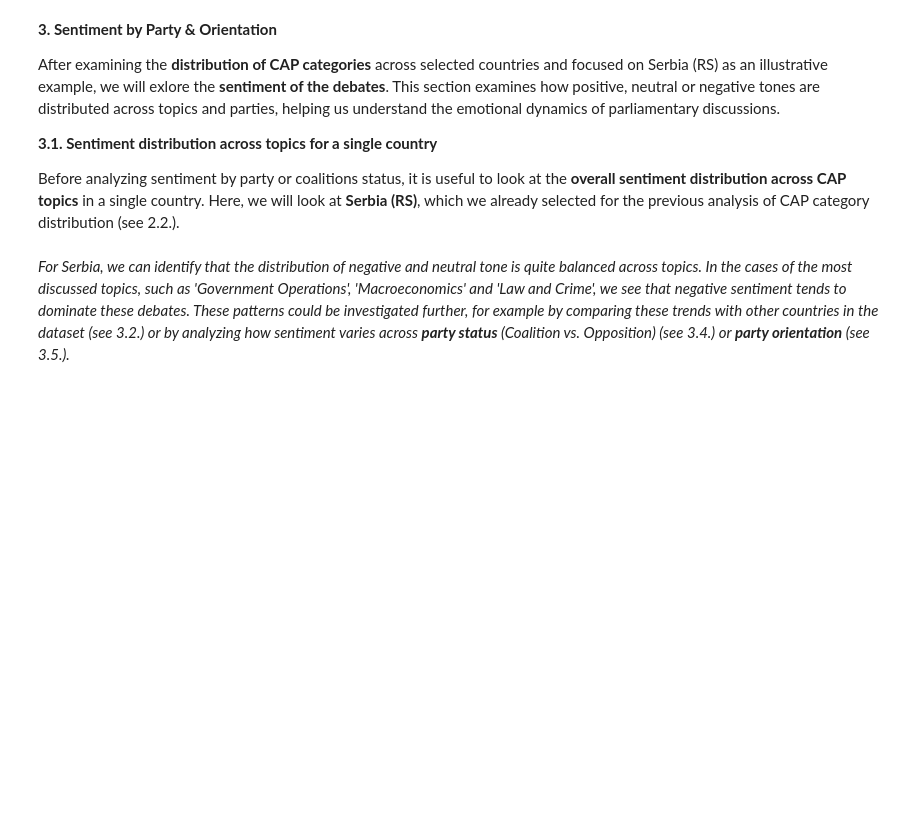
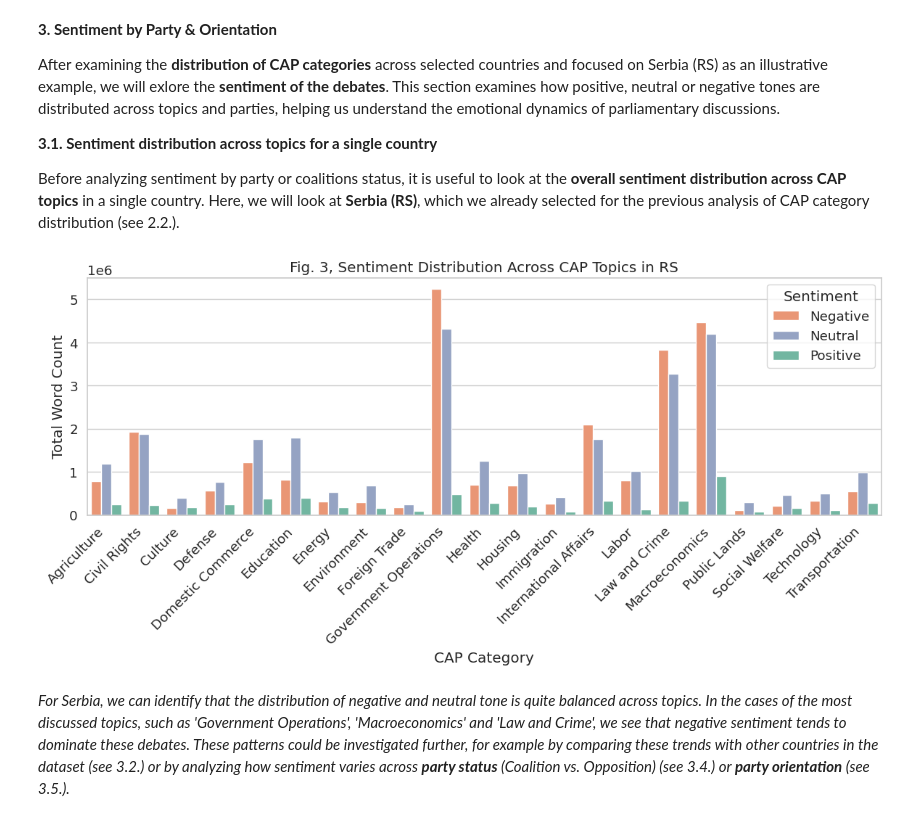
Before and after one commit to clarinsi/ParlaCAP-Analysis-Tutorials, a Jupyter notebook: Tutorial 2 - Calculating Topic and Sentiment Distributions.ipynb, the cells around one changed output. Drawn from its saved outputs; the diff is of its cells as text; code cells hidden in the pictures; blank space fills up the shorter version.

```diff
--- a/Tutorial 2 - Calculating Topic and Sentiment Distributions.ipynb
+++ b/Tutorial 2 - Calculating Topic and Sentiment Distributions.ipynb
@@ -187,45 +256,42 @@ country_data = filtered_all[filtered_all["country"] == country]
 
 # ---- 2. Aggregate word counts by CAP_category and sentiment ----
 cap_sent_counts = (
-    country_data
-    .groupby(["CAP_category", "sent3_category"], observed=True)["word_count"]
+    country_data.groupby(["CAP_category", "sent3_category"], observed=True)[
+        "word_count"
+    ]
     .sum()
     .reset_index()
 )
 
 # ---- 3. Ensure CAP_category is ordered consistently ----
 cap_order = sorted(country_data["CAP_category"].unique())
 cap_sent_counts["CAP_category"] = pd.Categorical(
-    cap_sent_counts["CAP_category"],
-    categories=cap_order,
-    ordered=True
+    cap_sent_counts["CAP_category"], categories=cap_order, ordered=True
 )
 
 # ---- 4. Plot ----
-plt.figure(figsize=(12,6))
+plt.figure(figsize=(12, 6))
 
 set2 = sns.color_palette("Set2")
-custom_palette = {
-    "Negative": set2[1],
-    "Neutral": set2[2],
-    "Positive": set2[0]
-}
+custom_palette = {"Negative": set2[1], "Neutral": set2[2], "Positive": set2[0]}
 
 sns.barplot(
     data=cap_sent_counts,
     x="CAP_category",
     y="word_count",
     hue="sent3_category",
-    palette=custom_palette
+    palette=custom_palette,
 )
 
 plt.title(f"Fig. 3, Sentiment Distribution Across CAP Topics in {country}")
 plt.xlabel("CAP Category")
 plt.ylabel("Total Word Count")
 plt.xticks(rotation=45, ha="right")
 plt.legend(title="Sentiment")
 plt.tight_layout()
 plt.show()
+# %% [output]
+[figure, added]
 # %% [markdown]
 *For Serbia, we can identify that the distribution of negative and neutral tone is quite balanced across topics. In the cases of the most discussed topics, such as 'Government Operations', 'Macroeconomics' and 'Law and Crime', we see that negative sentiment tends to dominate these debates. These patterns could be investigated further, for example by comparing these trends with other countries in the dataset (see 3.2.) or by analyzing how sentiment varies across **party status** (Coalition vs. Opposition) (see 3.4.) or **party orientation** (see 3.5.).*
 # %% [markdown]
```
Also changed, not shown: parts of 11 cells of this notebook, 5 other files.
